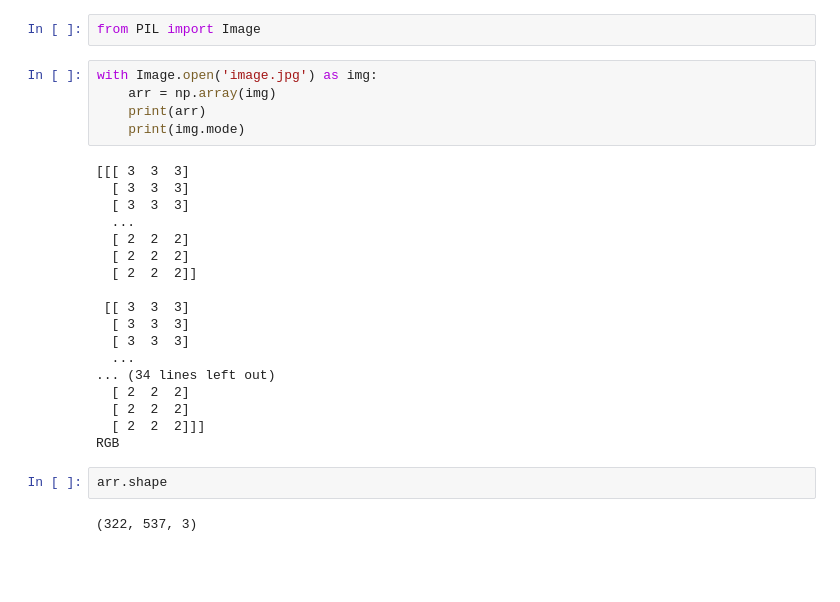
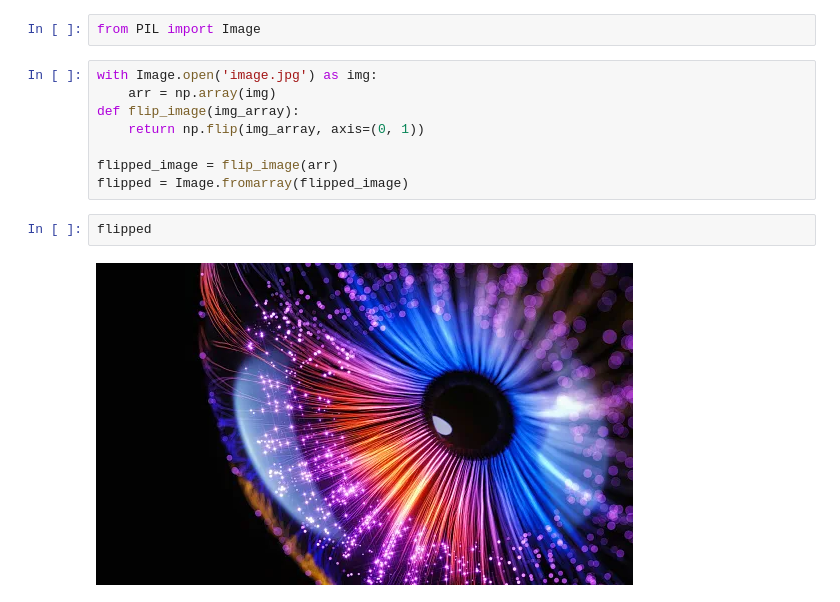
Before and after one commit to Asliddinalisherov/pythonhomeworks, a Jupyter notebook: lesson-14/tasks.ipynb, the cells around one changed output. Saved outputs shown, nothing was run; the diff lists cells and outputs as text; blank space fills up the shorter version.

```diff
--- a/lesson-14/tasks.ipynb
+++ b/lesson-14/tasks.ipynb
@@ -12,27 +12,12 @@ from PIL import Image
 # %%
 with Image.open('image.jpg') as img:
     arr = np.array(img)
-    print(arr)
-    print(img.mode)
+def flip_image(img_array):
+    return np.flip(img_array, axis=(0, 1))
+
+flipped_image = flip_image(arr)
+flipped = Image.fromarray(flipped_image)
-# %% [output]
-[[[ 3  3  3]
-  [ 3  3  3]
-  [ 3  3  3]
-  ...
-  [ 2  2  2]
-  [ 2  2  2]
-  [ 2  2  2]]
-
- [[ 3  3  3]
-  [ 3  3  3]
-  [ 3  3  3]
-  ...
-... (34 lines left out)
-  [ 2  2  2]
-  [ 2  2  2]
-  [ 2  2  2]]]
-RGB
-# %%
-arr.shape
-# %% [output]
-(322, 537, 3)
+# %%
+flipped
+# %% [output]
+[figure, added]
```
Also changed, not shown: 8 other files.
